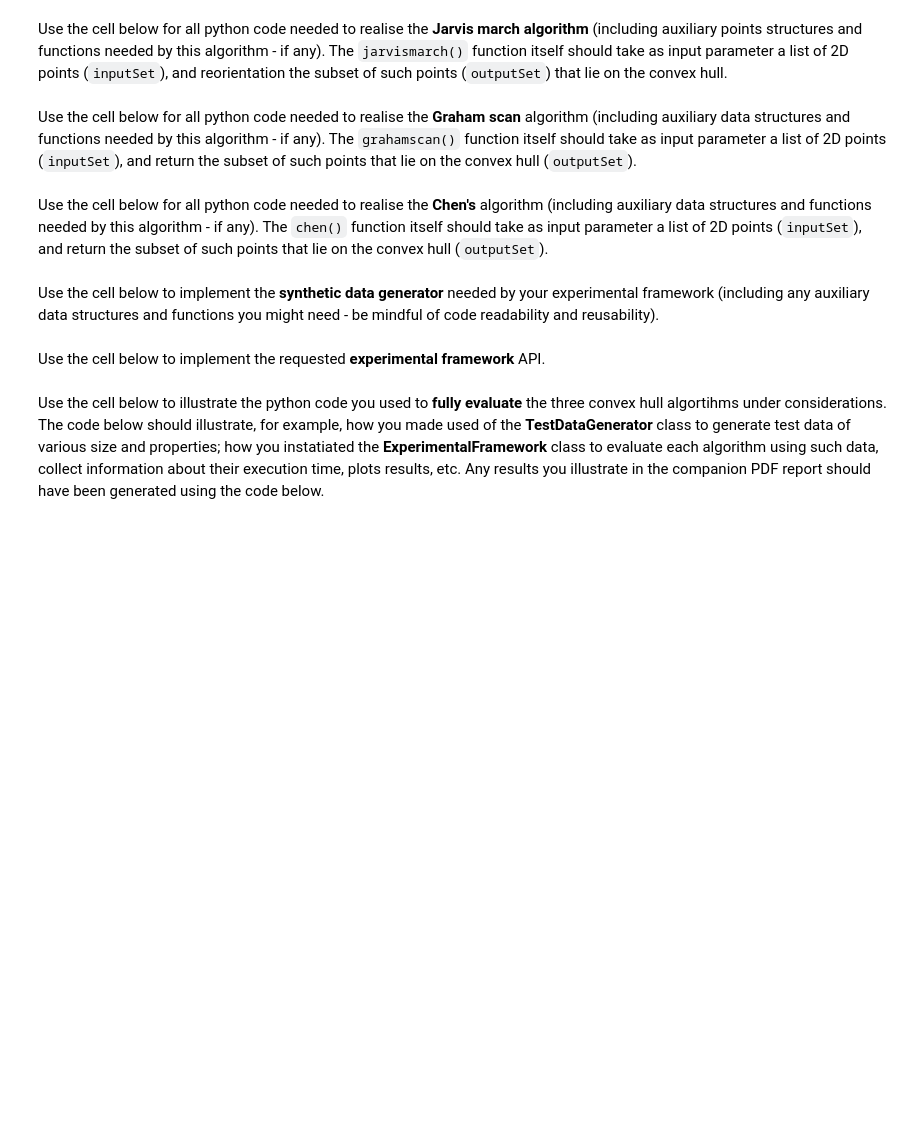
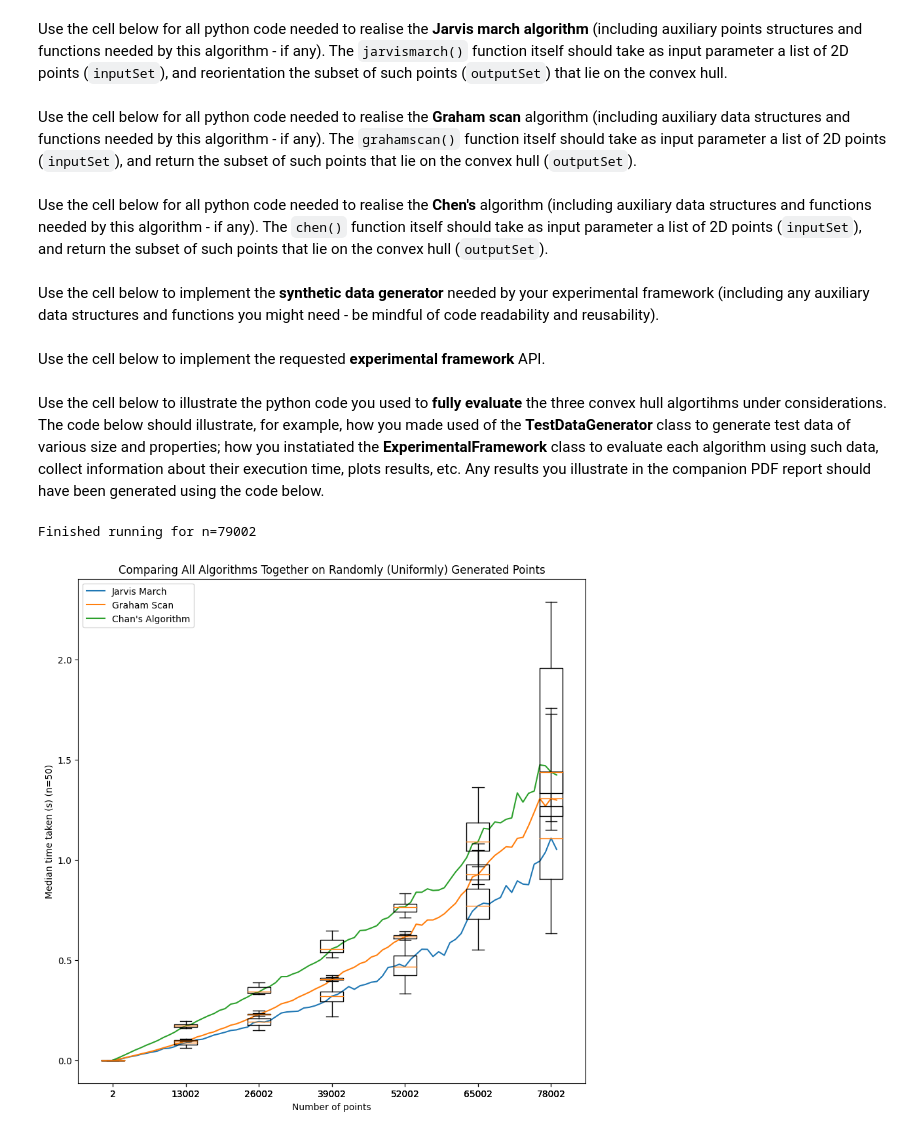
Before and after one commit to igreat/convex-hull, a Jupyter notebook: grp-001-0005code.ipynb, the cells around one changed output. Saved outputs shown, nothing was run; the diff lists cells and outputs as text; code cells hidden in the pictures; blank space fills up the shorter version.

```diff
--- a/grp-001-0005code.ipynb
+++ b/grp-001-0005code.ipynb
@@ -11,7 +11,9 @@ Use the cell below for all python code needed to realise the **Jarvis march algo
 # %%
 import math
 import matplotlib.pyplot as plt
-plt.rcParams["figure.figsize"] = (10, 10)
+
+plt.rcParams["figure.figsize"] = (16, 10)
+plt.rcParams['font.size'] = 20
 
 # Utilities
 
@@ -740,7 +750,7 @@ class ExperimentalFramework():
         self._plot_boxplot(self.times, f"Median time taken (s) (n={self.trials_per_run})", number_of_boxes)
 
     def plot_boxplot_hull_vertices_vs_n(self, number_of_boxes: int = 10):
-        self._plot_boxplot(self.num_hull_vertices, "Number of hull vertices", number_of_boxes)
+        self._plot_boxplot(self.num_hull_vertices, f"Median number of hull vertices (n={self.trials_per_run})", number_of_boxes)
 
     def _plot_min_time_ratios(self, algorithm1: str, algorithm2: str, label: str | None = None):
         # computing the minimums
@@ -806,6 +816,24 @@ Use the cell below to illustrate the python code you used to **fully evaluate**
 # %%
 # Initialize the data generator
 data_generator = TestDataGenerator(seed=42)
+# %%
+# just to test out, I want to see if worst case chan has variability in time
+experiment = ExperimentalFramework("Chan's algorithm")
+experiment.set_trials_per_run(50)
+experiment.add_algorithm("Chan", chan)
+experiment.set_independent_variable("Number of points")
+
+start = 3
+end = 1e6
+step = 100
+for n in range(start, end + 1, step):
+    experiment.run_from_generator(n, data_generator, n, n)
+
+    if n % 10 == 0:
+        print(f"Finished n={n}")
+
+    if n % 100 == 0:
+        experiment.plot_boxplot_time_vs_n()
 # %%
 # Experiment Graham Scan (Average Case)
 # TODO: give more descriptive title to each experiment
@@ -947,28 +975,31 @@ experiment_chan_worst.plot_min_times()
 # %%
 # Comparing All Algorithms Together in Randomly (Uniformly) Generated Points
 # TODO: give more descriptive title to each experiment
 experiment_all_average = ExperimentalFramework("Comparing All Algorithms Together on Randomly (Uniformly) Generated Points")
 experiment_all_average.set_independent_variable("Number of points")
-experiment_all_average.set_trials_per_run(60)
+experiment_all_average.set_trials_per_run(50)
 
 experiment_all_average.add_algorithm("Jarvis March", jarvis_march)
 # TODO: make sure to mention that the Graham Scan used inside Chan's Algorithm is the same as the one it is being compared to
 experiment_all_average.add_algorithm("Graham Scan", graham_scan_merge_sort)
 experiment_all_average.add_algorithm("Chan's Algorithm", chan)
 
 start = 2
 end = 1_000_000
-step = 200
+step = 1000
 plot_step = 1000
 data_generator.set_seed(42)
 for n in range(start, end + step, step):
     experiment_all_average.run_from_generator(n, data_generator, n)
 
     if (n - start) % plot_step == 0:
         print(f"Finished running for n={n}")
         experiment_all_average.plot_boxplot_time_vs_n(6)
 
 experiment_all_average.plot_boxplot_time_vs_n(6)
+# %% [output]
+Finished running for n=79002
+[figure, added]
 # %%
 # Analysis of Worst Case Time Complexity of All Algorithms
 # TODO: give more descriptive title to each experiment
```
Also changed, not shown: parts of 3 cells of this notebook.
